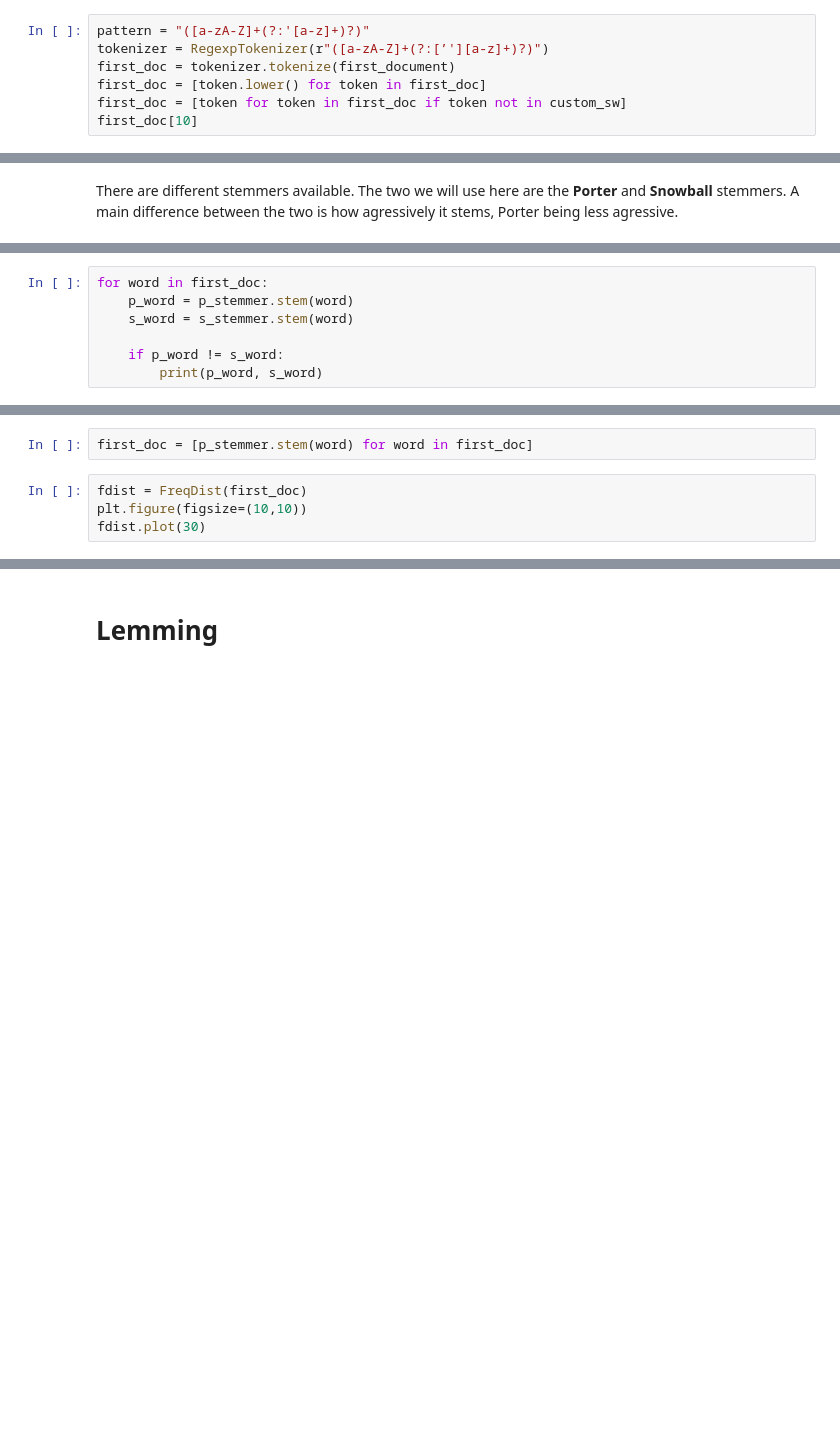
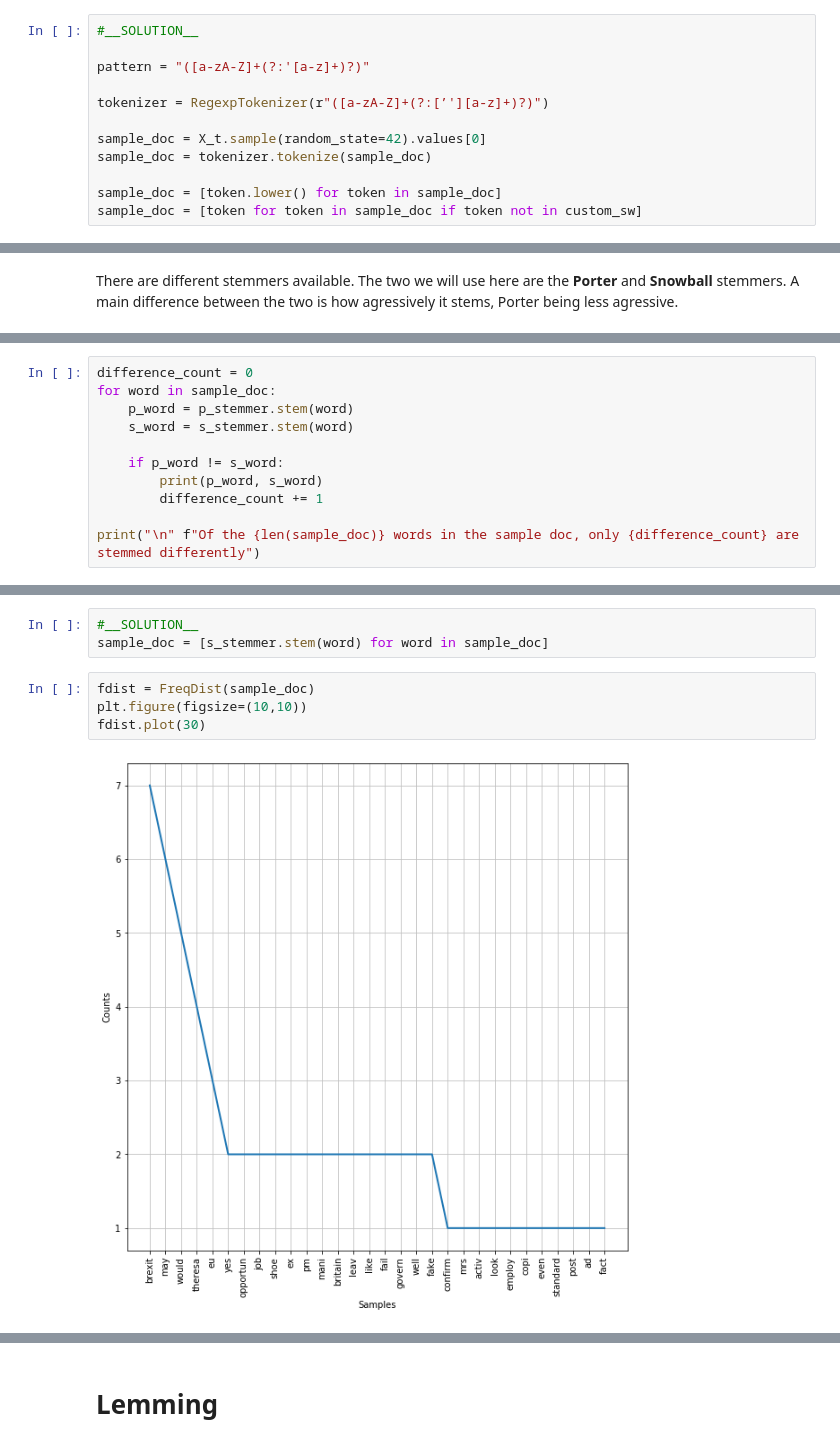
Before and after one commit to JJHick95/nlp_p1_chi-sea-dsc, a Jupyter notebook: index.ipynb, the cells around one changed output, grey strips where cells are left out. Cells and saved outputs as stored; diff of their text form; blank space fills up the shorter version.

```diff
--- a/index.ipynb
+++ b/index.ipynb
@@ -664,8 +708,13 @@ re.findall(r"([a-zA-Z]+(?:'[a-z]+)?)" , "I'd")
 # %%
+#__SOLUTION__
+
 pattern = "([a-zA-Z]+(?:'[a-z]+)?)"
+
 tokenizer = RegexpTokenizer(r"([a-zA-Z]+(?:[’'][a-z]+)?)")
-first_doc = tokenizer.tokenize(first_document)
-first_doc = [token.lower() for token in first_doc]
-first_doc = [token for token in first_doc if token not in custom_sw]
-first_doc[10]
+
+sample_doc = X_t.sample(random_state=42).values[0]
+sample_doc = tokenizer.tokenize(sample_doc)
+
+sample_doc = [token.lower() for token in sample_doc]
+sample_doc = [token for token in sample_doc if token not in custom_sw]
 # %%
@@ -692,7 +752,11 @@ s_stemmer.stem(first_doc[0])
 # %%
-for word in first_doc:
+difference_count = 0
+for word in sample_doc:
     p_word = p_stemmer.stem(word)
     s_word = s_stemmer.stem(word)
 
     if p_word != s_word:
         print(p_word, s_word)
+        difference_count += 1
+
+print("\n" f"Of the {len(sample_doc)} words in the sample doc, only {difference_count} are stemmed differently")
@@ -699,6 +774,9 @@ for word in first_doc:
 # %%
-first_doc = [p_stemmer.stem(word) for word in first_doc]
+#__SOLUTION__
+sample_doc = [s_stemmer.stem(word) for word in sample_doc]
 # %%
-fdist = FreqDist(first_doc)
+fdist = FreqDist(sample_doc)
 plt.figure(figsize=(10,10))
 fdist.plot(30)
+# %% [output]
+[figure, added]
```
Also changed, not shown: parts of 114 cells of this notebook.
